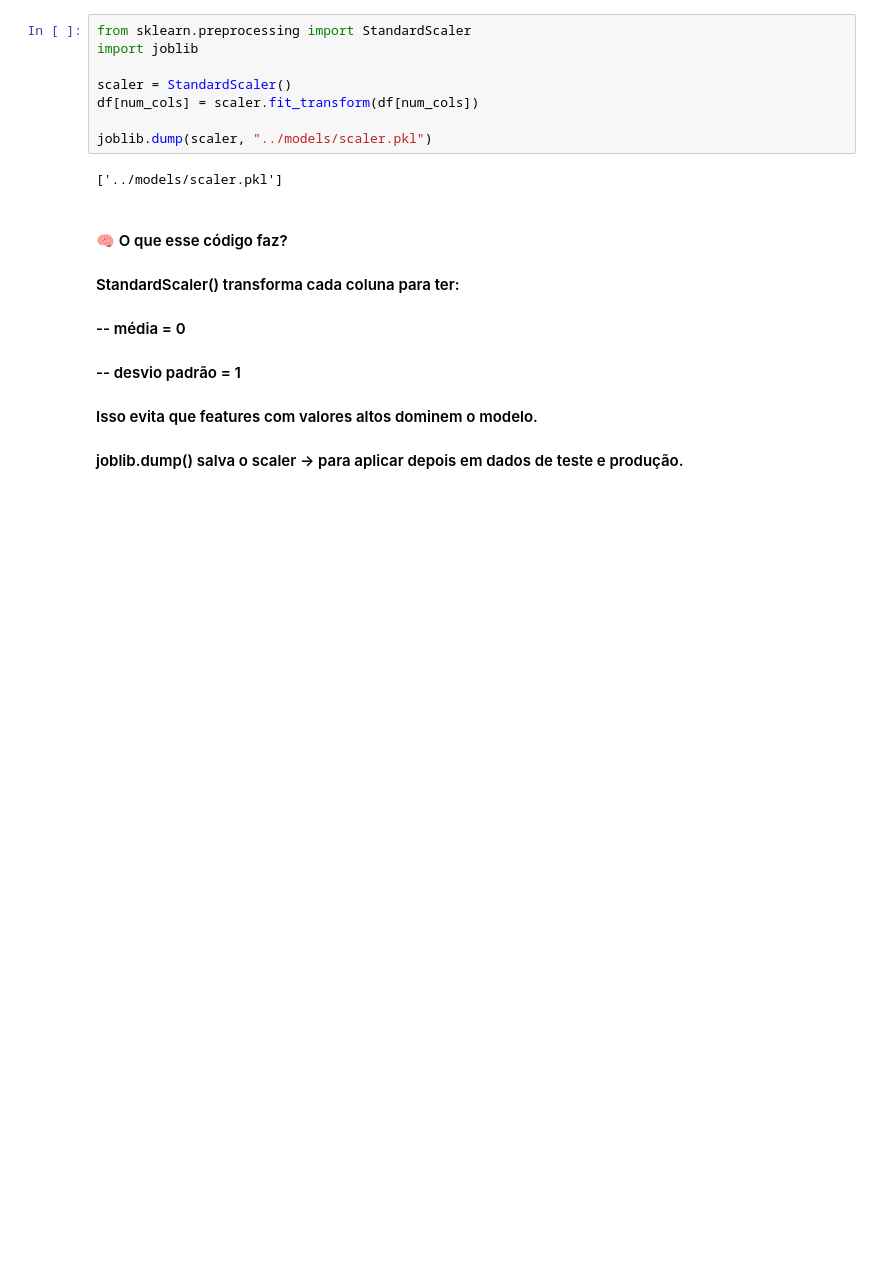
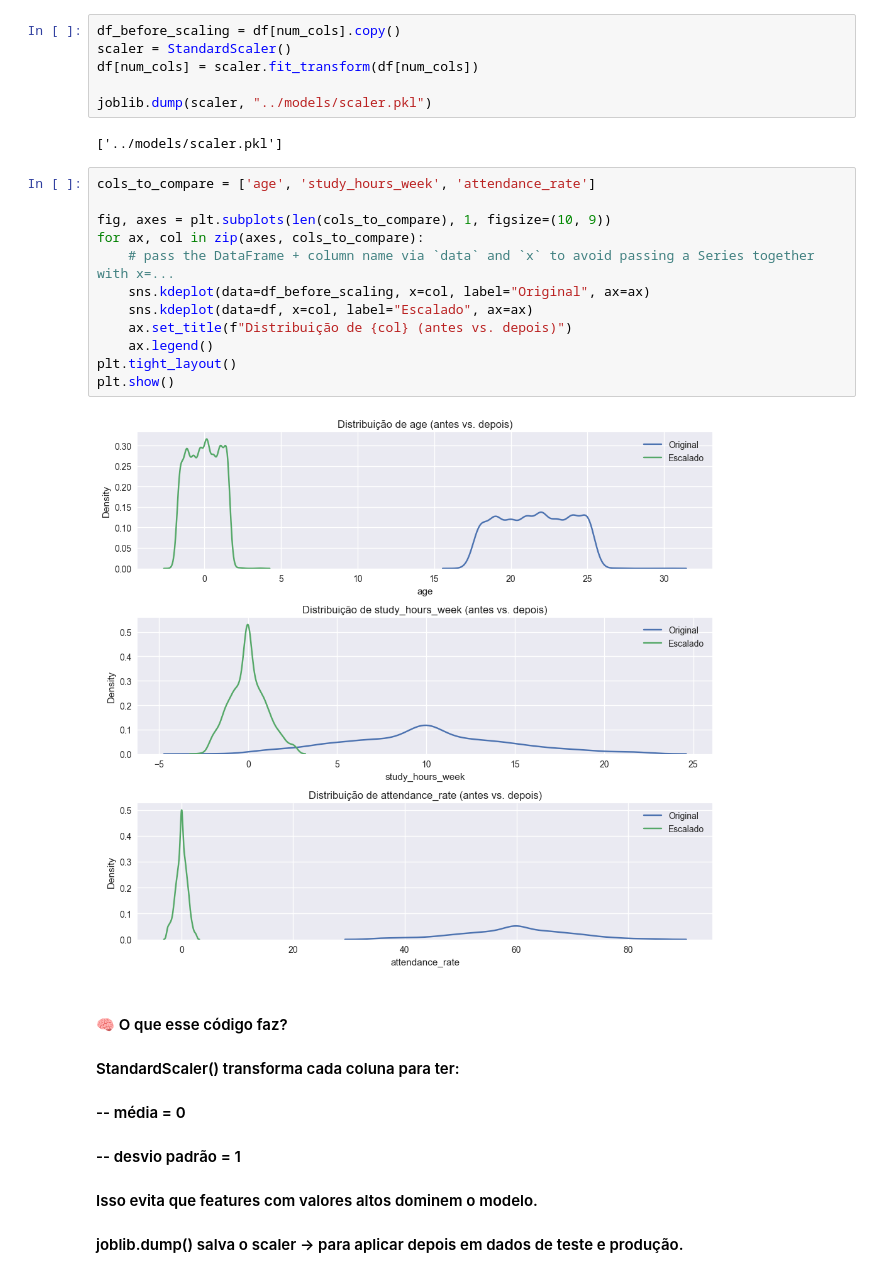
Before and after one commit to ryancarlosferreira/uninassau-atividade-alunos-ml-regressao, a Jupyter notebook: notebooks/02_Preprocessamento.ipynb, the cells around one changed output. Saved outputs shown, nothing was run; the diff lists cells and outputs as text; blank space fills up the shorter version.

```diff
--- a/notebooks/02_Preprocessamento.ipynb
+++ b/notebooks/02_Preprocessamento.ipynb
@@ -174,15 +242,27 @@ df = pd.get_dummies(df, columns=cat_cols, drop_first=True)
 # %% [markdown]
 ## 🛠️ 4.1 Aplicar StandardScaler
 # %%
-from sklearn.preprocessing import StandardScaler
-import joblib
-
+df_before_scaling = df[num_cols].copy()
 scaler = StandardScaler()
 df[num_cols] = scaler.fit_transform(df[num_cols])
 
 joblib.dump(scaler, "../models/scaler.pkl")
 # %% [output]
 ['../models/scaler.pkl']
+# %%
+cols_to_compare = ['age', 'study_hours_week', 'attendance_rate']
+
+fig, axes = plt.subplots(len(cols_to_compare), 1, figsize=(10, 9))
+for ax, col in zip(axes, cols_to_compare):
+    # pass the DataFrame + column name via `data` and `x` to avoid passing a Series together with x=...
+    sns.kdeplot(data=df_before_scaling, x=col, label="Original", ax=ax)
+    sns.kdeplot(data=df, x=col, label="Escalado", ax=ax)
+    ax.set_title(f"Distribuição de {col} (antes vs. depois)")
+    ax.legend()
+plt.tight_layout()
+plt.show()
+# %% [output]
+[figure, added]
 # %% [markdown]
 #### 🧠 O que esse código faz?
 
```
Also changed, not shown: parts of 7 cells of this notebook, 1 other file.
